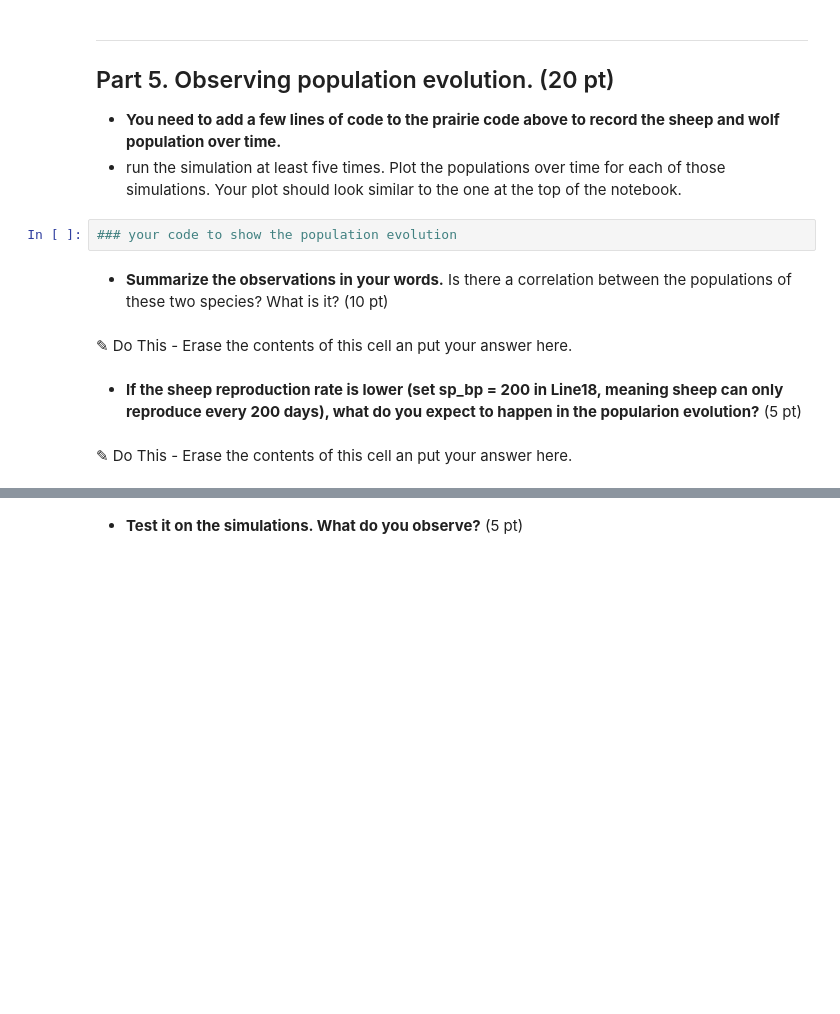
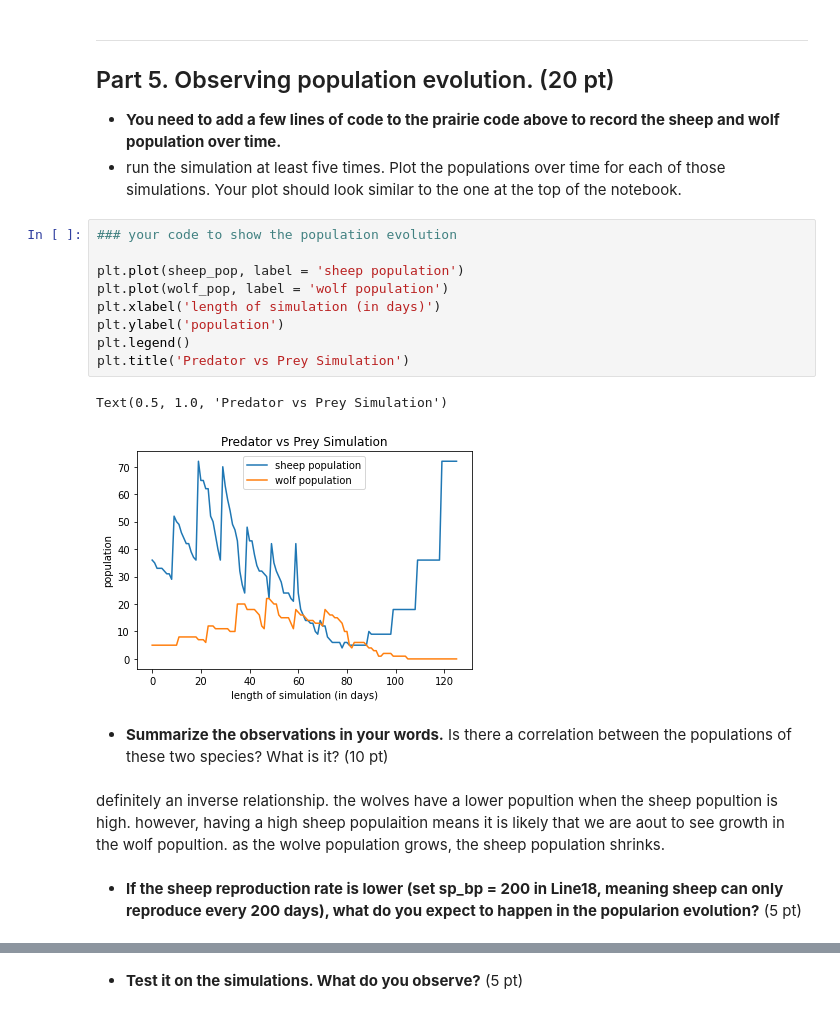
Before and after one commit to stratt64/cmse202-s21-turnin, a Jupyter notebook: hw-03/HW-03_OOP+ABM-STRATTON.ipynb, the cells around one changed output, grey strips where cells are left out. Saved outputs shown, nothing was run; the diff lists cells and outputs as text; blank space fills up the shorter version.

```diff
--- a/hw-03/HW-03_OOP+ABM-STRATTON.ipynb
+++ b/hw-03/HW-03_OOP+ABM-STRATTON.ipynb
@@ -900,13 +908,21 @@ Take a moment to save your notebook, commit the changes to your Git repository u
 
 - **You need to add a few lines of code to the prairie code above to record the sheep and wolf population over time.**
 - run the simulation at least five times. Plot the populations over time for each of those simulations. Your plot should look similar to the one at the top of the notebook.
-# %%
-### your code to show the population evolution
+# %%
+### your code to show the population evolution
+
+plt.plot(sheep_pop, label = 'sheep population')
+plt.plot(wolf_pop, label = 'wolf population')
+plt.xlabel('length of simulation (in days)')
+plt.ylabel('population')
+plt.legend()
+plt.title('Predator vs Prey Simulation')
+# %% [output]
+Text(0.5, 1.0, 'Predator vs Prey Simulation')
+[figure, added]
 # %% [markdown]
 - **Summarize the observations in your words.** Is there a correlation between the populations of these two species? What is it? (10 pt)
-# %% [markdown]
-<font size=+3>&#9998;</font> Do This - Erase the contents of this cell an put your answer here.
+# %% [markdown]
+definitely an inverse relationship. the wolves have a lower popultion when the sheep popultion is high. however, having a high sheep populaition means it is likely that we are aout to see growth in the wolf popultion. as the wolve population grows, the sheep population shrinks.
 # %% [markdown]
 - **If the sheep reproduction rate is lower (set sp_bp = 200 in Line18, meaning sheep can only reproduce every 200 days), what do you expect to happen in the popularion evolution?** (5 pt)
-# %% [markdown]
-<font size=+3>&#9998;</font> Do This - Erase the contents of this cell an put your answer  here.
```
Also changed, not shown: parts of 10 cells of this notebook.
